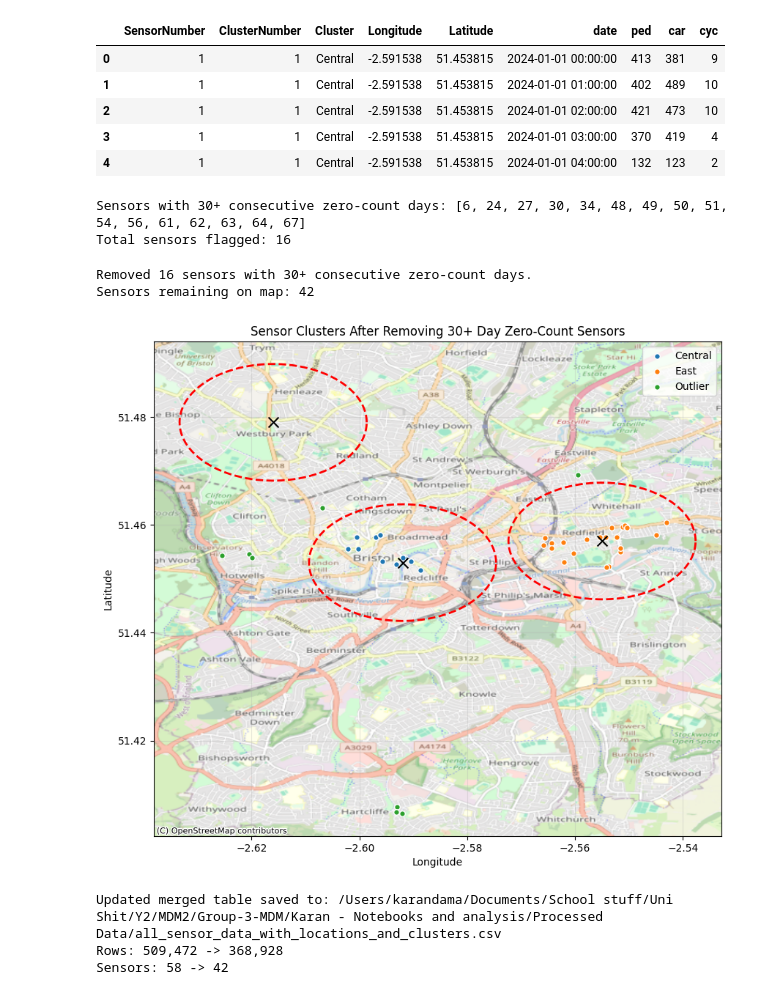
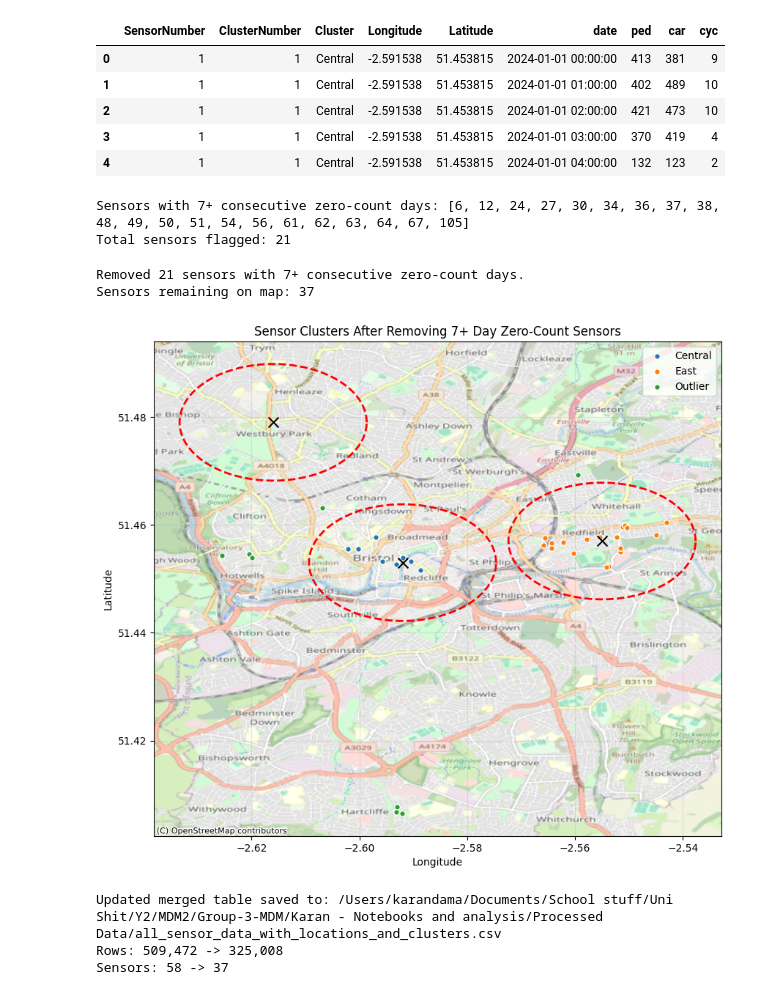
Before and after one commit to Will-435/Group-3-MDM, a Jupyter notebook: Karan - Notebooks and analysis/Reprocess OR Confirmation.ipynb, the cells around one changed output. Saved outputs shown, nothing was run; the diff lists cells and outputs as text; code cells hidden in the pictures.

```diff
--- a/Karan - Notebooks and analysis/Reprocess OR Confirmation.ipynb
+++ b/Karan - Notebooks and analysis/Reprocess OR Confirmation.ipynb
@@ -3,8 +3,13 @@ import pandas as pd
 import numpy as np
 import matplotlib.pyplot as plt
 import contextily as ctx # this is the file that handles integrating a map with plt
+from pathlib import Path
 
-df = pd.read_csv('/Users/karandama/Documents/School stuff/Uni Shit/Y2/MDM2/Group-3-MDM/Karan - Notebooks and analysis/Raw Data/Sensor_Location.csv') # Naturally change this to be your own path
+NOTEBOOK_DIR = Path.cwd()
+RAW_DATA_DIR = NOTEBOOK_DIR / 'Raw Data'
+PROCESSED_DATA_DIR = NOTEBOOK_DIR / 'Processed Data'
+
+df = pd.read_csv(RAW_DATA_DIR / 'Sensor_Location.csv')
 
 centres = {
     "Central": (-2.592, 51.453), #2
@@ -74,8 +79,8 @@ plt.show()
 # %%
 from pathlib import Path
 
-raw_data_dir = Path('/Users/karandama/Documents/School stuff/Uni Shit/Y2/MDM2/Group-3-MDM/Karan - Notebooks and analysis/Raw Data')
-processed_data_dir = Path('/Users/karandama/Documents/School stuff/Uni Shit/Y2/MDM2/Group-3-MDM/Karan - Notebooks and analysis/Processed Data')
+raw_data_dir = RAW_DATA_DIR if 'RAW_DATA_DIR' in globals() else Path.cwd() / 'Raw Data'
+processed_data_dir = PROCESSED_DATA_DIR if 'PROCESSED_DATA_DIR' in globals() else Path.cwd() / 'Processed Data'
 location_path = raw_data_dir / 'Sensor_Location.csv'
 output_path = processed_data_dir / 'all_sensor_data_with_locations_and_clusters.csv'
 
@@ -150,11 +155,11 @@ Output saved to: /Users/karandama/Documents/School stuff/Uni Shit/Y2/MDM2/Group-
 | 3 | 1 | 1 | Central | -2.591538 | 51.453815 | 2024-01-01 03:00:00 | 370 | 419 | 4 |
 | 4 | 1 | 1 | Central | -2.591538 | 51.453815 | 2024-01-01 04:00:00 | 132 | 123 | 2 |
 # %%
-MIN_ZERO_STREAK_DAYS = 30
+MIN_ZERO_STREAK_DAYS= 7
 
 # A zero day means the full daily sum of ped + car + cyc is exactly 0.
 if 'output_path' not in globals():
-    output_path = Path('/Users/karandama/Documents/School stuff/Uni Shit/Y2/MDM2/Group-3-MDM/Karan - Notebooks and analysis/Processed Data/all_sensor_data_with_locations_and_clusters.csv')
+    output_path = (PROCESSED_DATA_DIR if 'PROCESSED_DATA_DIR' in globals() else Path.cwd() / 'Processed Data') / 'all_sensor_data_with_locations_and_clusters.csv'
 
 if 'big_sensor_table' in globals():
     zero_check_df = big_sensor_table.copy()
@@ -218,11 +223,9 @@ else:
     print(f'Total sensors flagged: {len(sensors_with_zero_runs)}')
     zero_day_streaks
 # %% [output]
-Sensors with 30+ consecutive zero-count days: [6, 24, 27, 30, 34, 48, 49, 50, 51, 54, 56, 61, 62, 63, 64, 67]
-Total sensors flagged: 16
+Sensors with 7+ consecutive zero-count days: [6, 12, 24, 27, 30, 34, 36, 37, 38, 48, 49, 50, 51, 54, 56, 61, 62, 63, 64, 67, 105]
+Total sensors flagged: 21
 # %%
-MIN_ZERO_STREAK_DAYS = 30
-
 if 'sensors_with_zero_runs' not in globals():
     if 'zero_day_streaks' not in globals():
         raise ValueError('Run the zero-streak cell first so zero_day_streaks is available.')
@@ -233,7 +236,7 @@ if 'sensors_with_zero_runs' not in globals():
     )
 
 if 'df' not in globals() or 'Cluster' not in df.columns:
-    df = pd.read_csv('/Users/karandama/Documents/School stuff/Uni Shit/Y2/MDM2/Group-3-MDM/Karan - Notebooks and analysis/Raw Data/Sensor_Location.csv')
+    df = pd.read_csv((RAW_DATA_DIR if 'RAW_DATA_DIR' in globals() else Path.cwd() / 'Raw Data') / 'Sensor_Location.csv')
     cluster_labels = []
     for _, row in df.iterrows():
         distances = {
@@ -270,40 +273,40 @@ ctx.add_basemap(plt.gca(), crs='EPSG:4326', source=ctx.providers.OpenStreetMap.M
 plt.xlabel('Longitude')
 plt.ylabel('Latitude')
 plt.title(f'Sensor Clusters After Removing {MIN_ZERO_STREAK_DAYS}+ Day Zero-Count Sensors')
 plt.legend()
 plt.grid(True, alpha=0.3)
 plt.gca().set_aspect('equal', adjustable='box')
 plt.show()
 
 if 'output_path' not in globals():
-    output_path = Path('/Users/karandama/Documents/School stuff/Uni Shit/Y2/MDM2/Group-3-MDM/Karan - Notebooks and analysis/Processed Data/all_sensor_data_with_locations_and_clusters.csv')
+    output_path = (PROCESSED_DATA_DIR if 'PROCESSED_DATA_DIR' in globals() else Path.cwd() / 'Processed Data') / 'all_sensor_data_with_locations_and_clusters.csv'
 
 if output_path.exists():
     filtered_table = pd.read_csv(output_path)
 elif 'big_sensor_table' in globals():
     filtered_table = big_sensor_table.copy()
 else:
     raise ValueError('Run the merged-table cell first so there is a table to filter.')
 
 rows_before = len(filtered_table)
 sensors_before = filtered_table['SensorNumber'].nunique()
 filtered_table = filtered_table[~filtered_table['SensorNumber'].isin(sensors_with_zero_runs)].copy()
 rows_after = len(filtered_table)
 sensors_after = filtered_table['SensorNumber'].nunique()
 
 filtered_table.to_csv(output_path, index=False)
 big_sensor_table = filtered_table.copy()
 
 print(f'Updated merged table saved to: {output_path}')
 print(f'Rows: {rows_before:,} -> {rows_after:,}')
 print(f'Sensors: {sensors_before} -> {sensors_after}')
 # %% [output]
-Removed 16 sensors with 30+ consecutive zero-count days.
-Sensors remaining on map: 42
+Removed 21 sensors with 7+ consecutive zero-count days.
+Sensors remaining on map: 37
-[figure, old version]
+[figure, new version]
 Updated merged table saved to: /Users/karandama/Documents/School stuff/Uni Shit/Y2/MDM2/Group-3-MDM/Karan - Notebooks and analysis/Processed Data/all_sensor_data_with_locations_and_clusters.csv
-Rows: 509,472 -> 368,928
-Sensors: 58 -> 42
+Rows: 509,472 -> 325,008
+Sensors: 58 -> 37
 # %%
 def solar_altitude_deg(dt_utc, lat_deg, lon_deg):
     dts = pd.to_datetime(dt_utc, utc=True)
```
Also changed, not shown: parts of 3 cells of this notebook, 22 other files.
